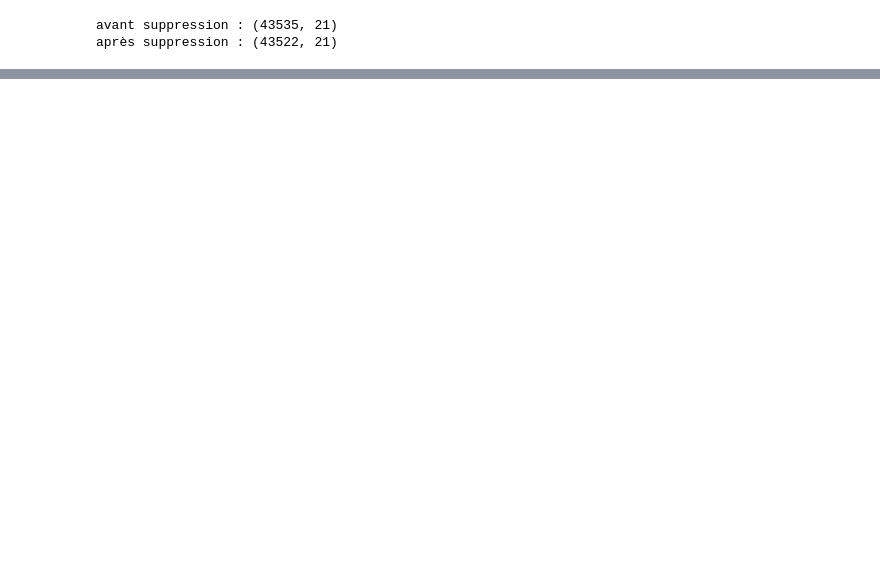
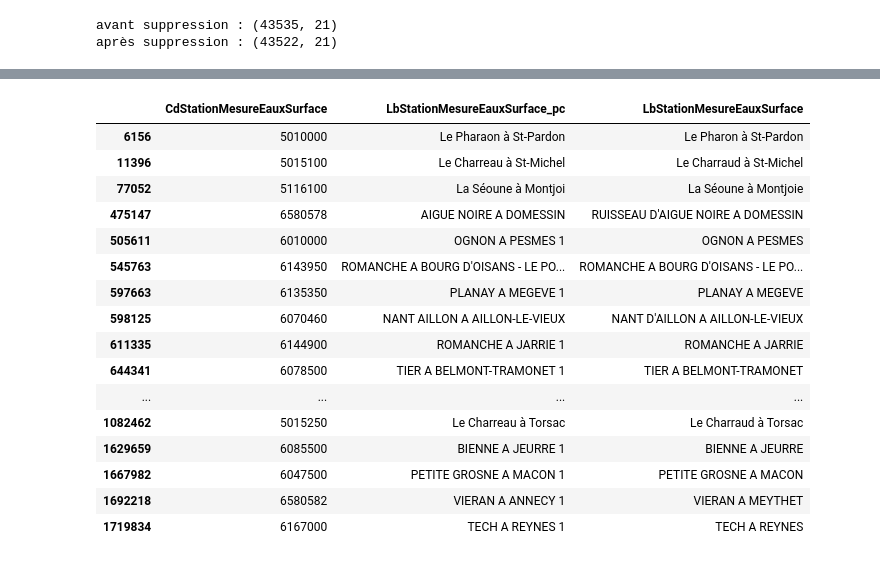
Before and after one commit to zoemarquis/naiades-analytics, a Jupyter notebook: naiades.ipynb, the cells around one changed output, grey strips where cells are left out. Cells and saved outputs as stored; diff of their text form; code cells hidden in the pictures; blank space fills up the shorter version.

```diff
--- a/naiades.ipynb
+++ b/naiades.ipynb
@@ -1602,0 +1104,4 @@ seuils_I2M2 = {
+# %%
+df_hydrobio['date_lag_1_month'] = df_hydrobio['date'] - pd.Timedelta(days=30)
+df_hydrobio['date_lag_3_month'] = df_hydrobio['date'] - pd.Timedelta(days=90)
+df_hydrobio['date_lag_6_month'] = df_hydrobio['date'] - pd.Timedelta(days=180)
@@ -1602,0 +1185,32 @@ seuils_I2M2 = {
+# %%
+def clean_station_column(df, column_name):
+    df[column_name] = df[column_name].astype(str).str.extract(r'(\d+)')[0]
+    df[column_name] = pd.to_numeric(df[column_name], errors='coerce')
+    return df
+
+df_stations_join = clean_station_column(df_stations_join, 'CdStationMesureEauxSurface')
+df_pc_join = clean_station_column(df_pc_join, 'CdStationMesureEauxSurface')
+df_hydrobio_join = clean_station_column(df_hydrobio_join, 'CdStationMesureEauxSurface')
+# %%
+# on crée un dataframe avec l'identifiant de chaque station, et pour les 3 datasets
+# on affiche le libellé associé, de cette manière on peut vérifier si les stations sont les mêmes
+merged_data = pd.merge(
+    df_pc_join,
+    df_hydrobio_join,
+    on='CdStationMesureEauxSurface',
+    how='inner',
+    suffixes=('_pc', '_hydrobio')
+)
+
+merged_all = pd.merge(
+    merged_data,
+    df_stations_join,
+    on='CdStationMesureEauxSurface',
+    how='inner'
+)
+
+# caster tous les Lb en object
+merged_all['LbStationMesureEauxSurface_pc'] = merged_all['LbStationMesureEauxSurface_pc'].astype(str).str.strip()
+merged_all['LbStationMesureEauxSurface'] = merged_all['LbStationMesureEauxSurface'].astype(str).str.strip()
+merged_all['LbStationMesureEauxSurface_hydrobio'] = merged_all['LbStationMesureEauxSurface_hydrobio'].astype(str).str.strip()
+merged_all.dtypes
@@ -1602,0 +1249,5 @@ seuils_I2M2 = {
+# %%
+label_diff_pc_station = merged_all[merged_all['LbStationMesureEauxSurface_pc'] != merged_all['LbStationMesureEauxSurface']]
+label_diff_pc_station = label_diff_pc_station.loc[:, ['CdStationMesureEauxSurface', 'LbStationMesureEauxSurface_pc', 'LbStationMesureEauxSurface']]
+label_diff_pc_station = label_diff_pc_station.drop_duplicates()
+label_diff_pc_station
@@ -1602,0 +1268,20 @@ seuils_I2M2 = {
+# %%
+label_diff_pc_station.head(20)
+# %% [output]
+|  | CdStationMesureEauxSurface | LbStationMesureEauxSurface_pc | LbStationMesureEauxSurface |
+| 6156 | 5010000 | Le Pharaon à St-Pardon | Le Pharon à St-Pardon |
+| 11396 | 5015100 | Le Charreau à St-Michel | Le Charraud à St-Michel |
+| 77052 | 5116100 | La Séoune à Montjoi | La Séoune à Montjoie |
+| 475147 | 6580578 | AIGUE NOIRE A DOMESSIN | RUISSEAU D'AIGUE NOIRE A DOMESSIN |
+| 505611 | 6010000 | OGNON A PESMES 1 | OGNON A PESMES |
+| 545763 | 6143950 | ROMANCHE A BOURG D'OISANS - LE PO... | ROMANCHE A BOURG D'OISANS - LE PO... |
+| 597663 | 6135350 | PLANAY A MEGEVE 1 | PLANAY A MEGEVE |
+| 598125 | 6070460 | NANT AILLON A AILLON-LE-VIEUX | NANT D'AILLON A AILLON-LE-VIEUX |
+| 611335 | 6144900 | ROMANCHE A JARRIE 1 | ROMANCHE A JARRIE |
+| 644341 | 6078500 | TIER A BELMONT-TRAMONET 1 | TIER A BELMONT-TRAMONET |
+| ... | ... | ... | ... |
+| 1082462 | 5015250 | Le Charreau à Torsac | Le Charraud à Torsac |
+| 1629659 | 6085500 | BIENNE A JEURRE 1 | BIENNE A JEURRE |
+| 1667982 | 6047500 | PETITE GROSNE A MACON 1 | PETITE GROSNE A MACON |
+| 1692218 | 6580582 | VIERAN A ANNECY 1 | VIERAN A MEYTHET |
+| 1719834 | 6167000 | TECH A REYNES 1 | TECH A REYNES |
```
Also changed, not shown: parts of 94 cells of this notebook.
